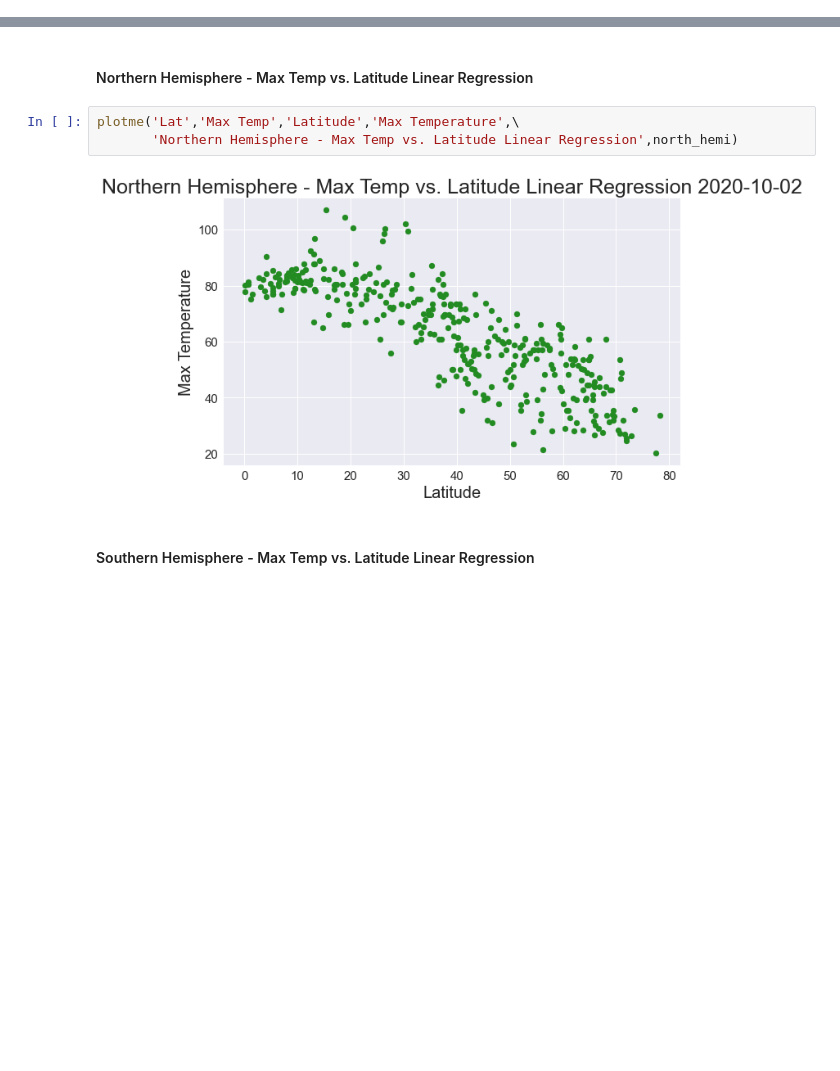
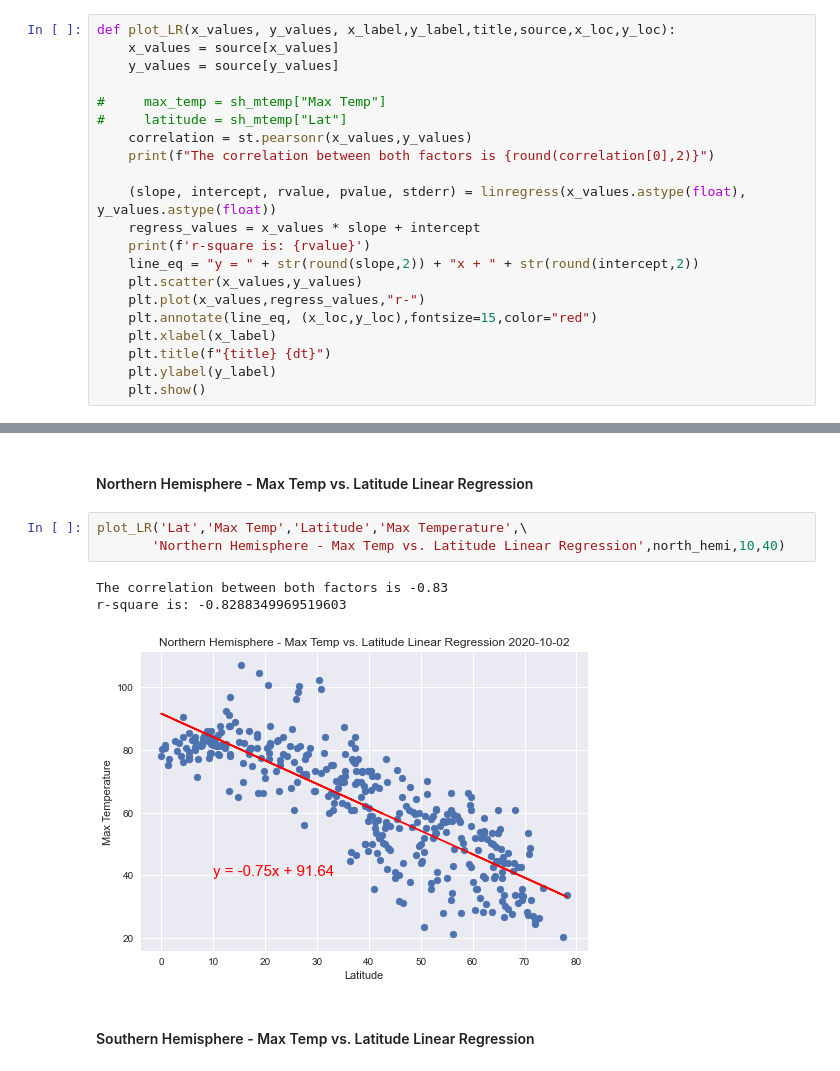
Before and after one commit to ppages01/python_api_weather, a Jupyter notebook: WeatherPy.ipynb, the cells around one changed output, grey strips where cells are left out. Saved outputs shown, nothing was run; the diff lists cells and outputs as text; blank space fills up the shorter version.

```diff
--- a/WeatherPy.ipynb
+++ b/WeatherPy.ipynb
@@ -205,6 +205,27 @@ def plotme(x_value, y_value, x_label,y_label,title,source):
     plt.ylabel(y_label, size = 20)
     plt.yticks(size = 15)
     plt.savefig(f'output_data/{title}.png')
+# %%
+def plot_LR(x_values, y_values, x_label,y_label,title,source,x_loc,y_loc):
+    x_values = source[x_values]
+    y_values = source[y_values]
+
+#     max_temp = sh_mtemp["Max Temp"]
+#     latitude = sh_mtemp["Lat"]
+    correlation = st.pearsonr(x_values,y_values)
+    print(f"The correlation between both factors is {round(correlation[0],2)}")
+
+    (slope, intercept, rvalue, pvalue, stderr) = linregress(x_values.astype(float), y_values.astype(float))
+    regress_values = x_values * slope + intercept
+    print(f'r-square is: {rvalue}')
+    line_eq = "y = " + str(round(slope,2)) + "x + " + str(round(intercept,2))
+    plt.scatter(x_values,y_values)
+    plt.plot(x_values,regress_values,"r-")
+    plt.annotate(line_eq, (x_loc,y_loc),fontsize=15,color="red")
+    plt.xlabel(x_label)
+    plt.title(f"{title} {dt}")
+    plt.ylabel(y_label)
+    plt.show()
 # %% [markdown]
 ### Plotting the Data
 * Use proper labeling of the plots using plot titles (including date of analysis) and axes labels.
@@ -299,10 +265,12 @@ south_hemi = df[df["Lat"] < 0]
 # %% [markdown]
 ####  Northern Hemisphere - Max Temp vs. Latitude Linear Regression
 # %%
-plotme('Lat','Max Temp','Latitude','Max Temperature',\
-       'Northern Hemisphere - Max Temp vs. Latitude Linear Regression',north_hemi)
+plot_LR('Lat','Max Temp','Latitude','Max Temperature',\
+       'Northern Hemisphere - Max Temp vs. Latitude Linear Regression',north_hemi,10,40)
 # %% [output]
+The correlation between both factors is -0.83
+r-square is: -0.8288349969519603
-[figure, old version]
+[figure, new version]
 # %% [markdown]
 ####  Southern Hemisphere - Max Temp vs. Latitude Linear Regression
 # %%
```
Also changed, not shown: parts of 10 cells of this notebook, 2 other files.
